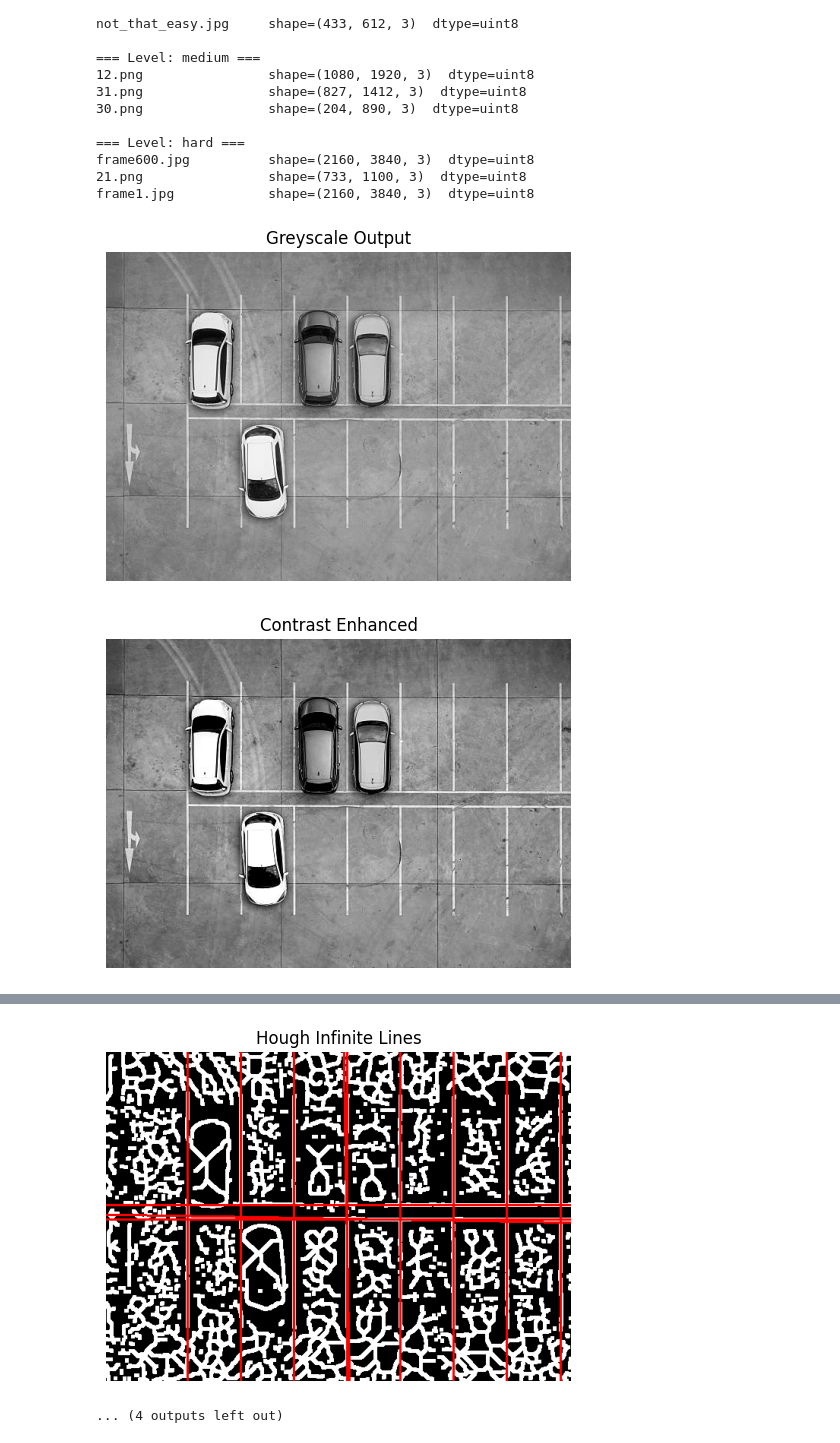
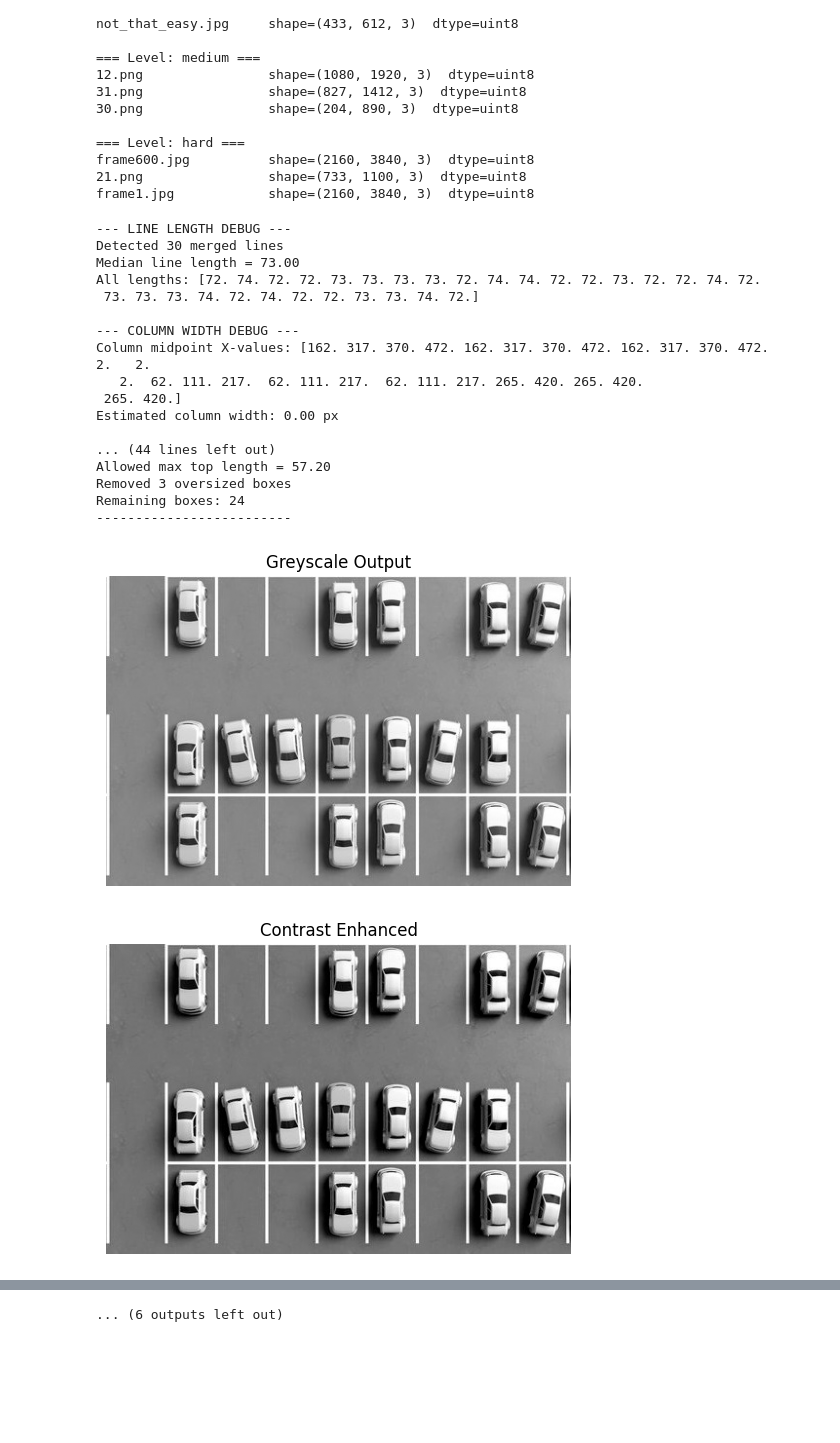
Before and after one commit to Bobfritguy/EE551_mini_project, a Jupyter notebook: mini_project.ipynb, the cells around one changed output, grey strips where cells are left out. Drawn from its saved outputs; the diff is of its cells as text; code cells hidden in the pictures; blank space fills up the shorter version.

Commit message:
Easy image 29.png is working correctly

```diff
--- a/mini_project.ipynb
+++ b/mini_project.ipynb
@@ -812,8 +1166,29 @@ def do_pipeline(img):
     # --- Get Parking Coordinates ---
     skel_clean = skeletonize_lines(finite_clean)
     #hough_p_lines = detect_parking_segments(skel_clean)
-    lsd_lines = detect_lines_lsd(skel_clean, merge_nearby=True, merge_radius=35)
-    result = draw_lsd_lines(img, lsd_lines)
+    lsd_lines, centers, spacing = detect_lines_lsd(
+        skel_clean,
+        merge_nearby=True,
+        do_cluster=True,
+        debug=True
+    )
+    print(f"The Spacing was detected to be: {spacing}")
+    cleaned_lines = postprocess_merged_lines(lsd_lines)
+    result = draw_lsd_lines(img, cleaned_lines)
+
+    boxes = build_parking_boxes_from_lines(cleaned_lines)
+    rows = cluster_rows_by_y(cleaned_lines, y_thresh=30)
+
+
+    all_boxes = []
+    for row in rows:
+        sorted_row = sort_row_left_to_right(row)
+        row_boxes = build_row_boxes(sorted_row)
+        all_boxes.extend(row_boxes)
+
+    filtered_boxes = filter_boxes_by_spacing(all_boxes, spacing)
+    debug_boxes = draw_parking_boxes_debug(img, filtered_boxes)
+
     #line_debug = draw_detected_line_segments(lsd_lines, finite_clean)
 
     # straight_lines = straighten_with_hough(thick_lines)
@@ -862,20 +1237,38 @@ def do_pipeline(img):
     return #results, output_img
 # %%
 # --- EASY
-#do_pipeline(images["easy"]["29.png"])
-do_pipeline(images["easy"]["not_that_easy.jpg"])
+
+do_pipeline(images["easy"]["29.png"])
+#do_pipeline(images["easy"]["not_that_easy.jpg"])
 #do_pipeline(images["easy"]["easy.jpg"])
 #do_pipeline(images["easy"]["20.png"])
 
 # --- Medium
 #do_pipeline(images["medium"]["12.png"])
 #do_pipeline(images["medium"]["30.png"])
 #do_pipeline(images["medium"]["31.png"])
 
 # -- Hard
 #do_pipeline(images["hard"]["frame600.jpg"])
 #do_pipeline(images["hard"]["frame1.jpg"])
 #do_pipeline(images["hard"]["21.png"])
 # %% [output]
+--- LINE LENGTH DEBUG ---
+Detected 30 merged lines
+Median line length = 73.00
+All lengths: [72. 74. 72. 72. 73. 73. 73. 73. 72. 74. 74. 72. 72. 73. 72. 72. 74. 72.
+ 73. 73. 73. 74. 72. 74. 72. 72. 73. 73. 74. 72.]
+
+--- COLUMN WIDTH DEBUG ---
+Column midpoint X-values: [162. 317. 370. 472. 162. 317. 370. 472. 162. 317. 370. 472.   2.   2.
+   2.  62. 111. 217.  62. 111. 217.  62. 111. 217. 265. 420. 265. 420.
+ 265. 420.]
+Estimated column width: 0.00 px
+
+... (44 lines left out)
+Allowed max top length = 57.20
+Removed 3 oversized boxes
+Remaining boxes: 24
+-------------------------
-[figure, old version]
+[figure, new version]
-[figure, old version]
+[figure, new version]
@@ -891,2 +1284 @@ do_pipeline(images["easy"]["not_that_easy.jpg"])
-[figure, removed]
-... (4 outputs left out)
+... (6 outputs left out)
```
Also changed, not shown: parts of 6 cells of this notebook.
